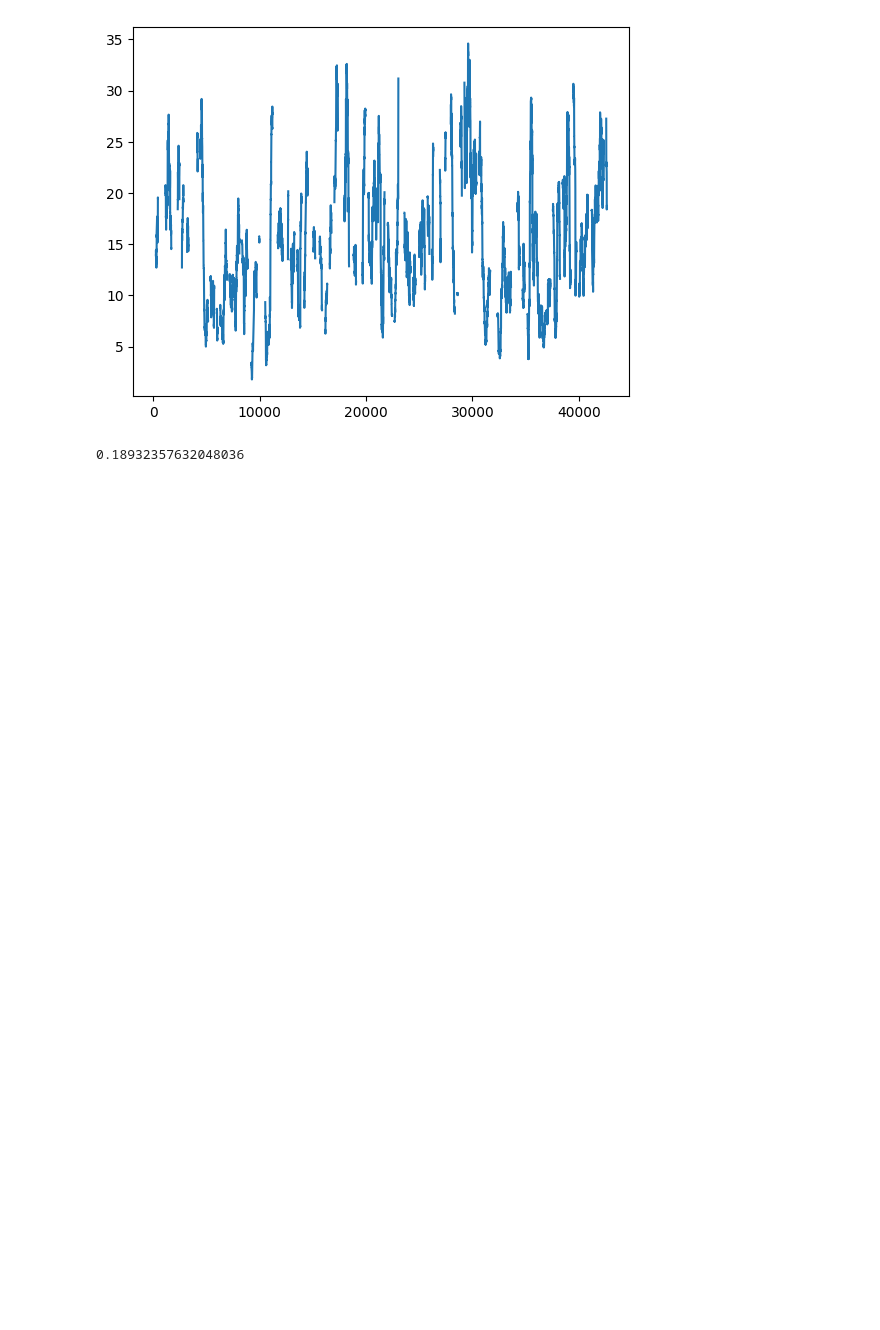
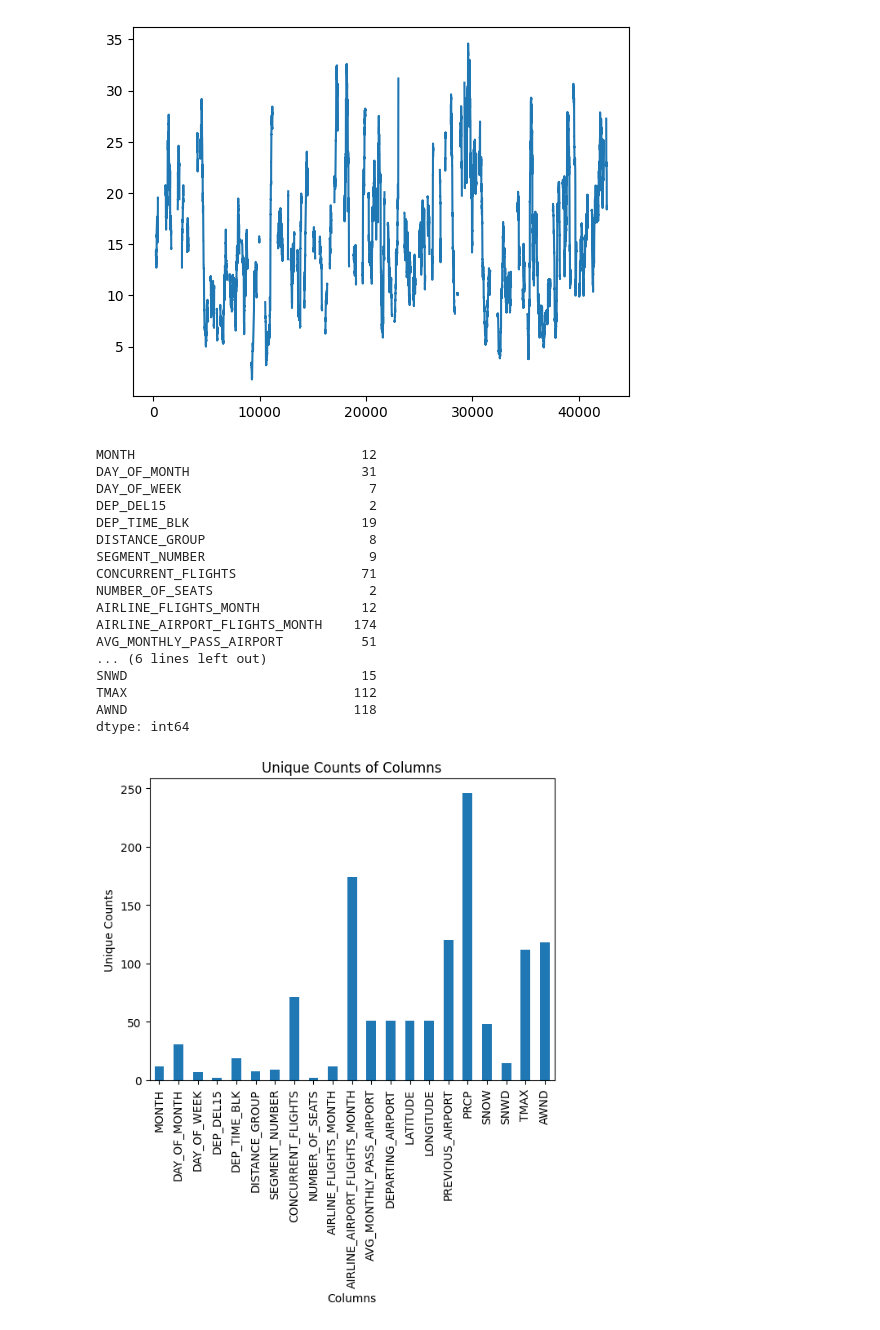
Before and after one commit to ZenoWang1999/DeepLearning_Flight-Delay-Predict, a Jupyter notebook: analyse.ipynb, the cells around one changed output. Cells and saved outputs as stored; diff of their text form; code cells hidden in the pictures; blank space fills up the shorter version.

```diff
--- a/analyse.ipynb
+++ b/analyse.ipynb
@@ -25,10 +25,35 @@ plt.plot(moving_average)
 plt.show()
 # %% [output]
 [figure]
-# %%
-8072/(34564+8072)
-# %% [output]
-0.18932357632048036
+# %%
+data_encode = pd.read_csv('data/data_cleaned.csv')
+data_encode = data_encode.drop(columns=['FLIGHT_NUMBER', 'TOTAL_DELAY', 'AIRPORT_FLIGHTS_MONTH','DATE'])
+unique_counts = data_encode.nunique()
+print(unique_counts)
+unique_counts.plot(kind='bar')
+plt.xlabel('Columns')
+plt.ylabel('Unique Counts')
+plt.title('Unique Counts of Columns')
+plt.show()
+# %% [output]
+MONTH                             12
+DAY_OF_MONTH                      31
+DAY_OF_WEEK                        7
+DEP_DEL15                          2
+DEP_TIME_BLK                      19
+DISTANCE_GROUP                     8
+SEGMENT_NUMBER                     9
+CONCURRENT_FLIGHTS                71
+NUMBER_OF_SEATS                    2
+AIRLINE_FLIGHTS_MONTH             12
+AIRLINE_AIRPORT_FLIGHTS_MONTH    174
+AVG_MONTHLY_PASS_AIRPORT          51
+... (6 lines left out)
+SNWD                              15
+TMAX                             112
+AWND                             118
+dtype: int64
+[figure, added]
 # %%
 rnn = pd.read_csv('result/rnn.csv')
 hybrid_rnn = pd.read_csv('result/hybrid_rnn.csv')
```
Also changed, not shown: parts of 3 cells of this notebook, 1 other file.
